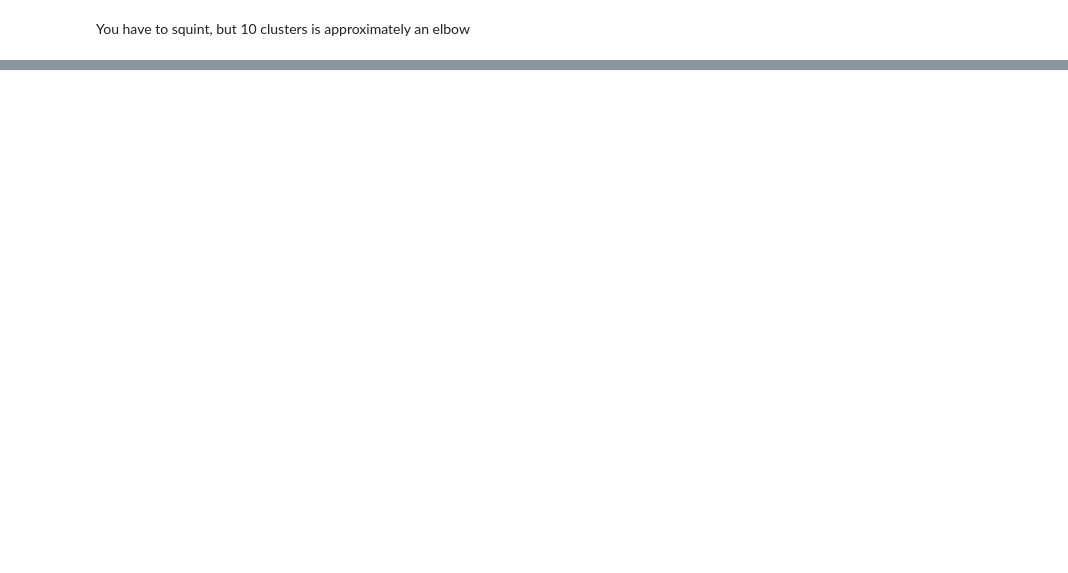
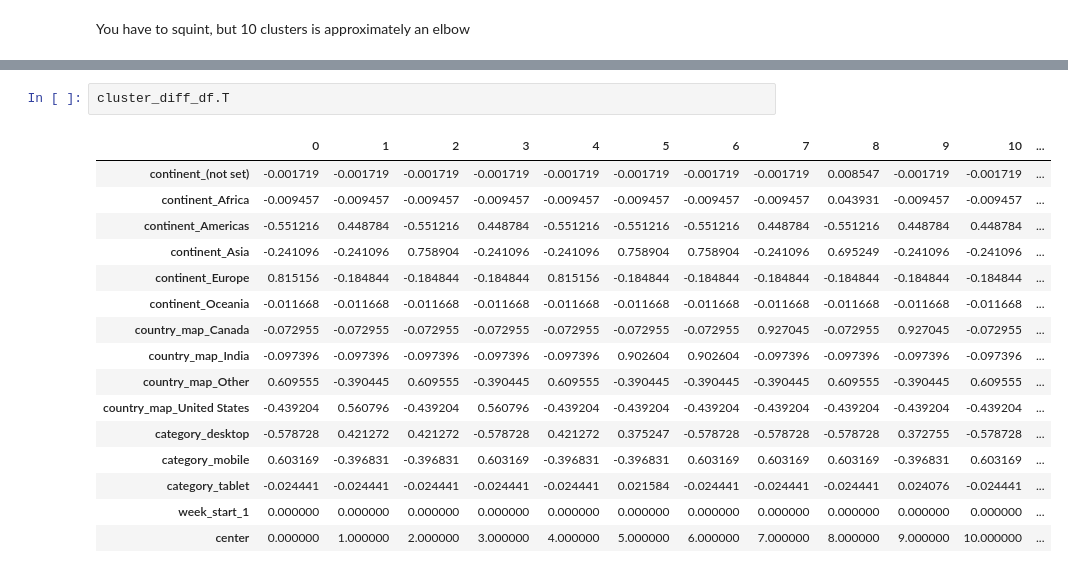
Before and after one commit to SJBales/ecommerce-funnel-analysis, a Jupyter notebook: notebooks/workshop.ipynb, the cells around one changed output, grey strips where cells are left out. Cells and saved outputs as stored; diff of their text form; blank space fills up the shorter version.

```diff
--- a/notebooks/workshop.ipynb
+++ b/notebooks/workshop.ipynb
@@ -274,0 +283,19 @@ explainer_df
+# %%
+cluster_diff_df.T
+# %% [output]
+|  | 0 | 1 | 2 | 3 | 4 | 5 | 6 | 7 | 8 | 9 | 10 | ... |
+| continent_(not set) | -0.001719 | -0.001719 | -0.001719 | -0.001719 | -0.001719 | -0.001719 | -0.001719 | -0.001719 | 0.008547 | -0.001719 | -0.001719 | ... |
+| continent_Africa | -0.009457 | -0.009457 | -0.009457 | -0.009457 | -0.009457 | -0.009457 | -0.009457 | -0.009457 | 0.043931 | -0.009457 | -0.009457 | ... |
+| continent_Americas | -0.551216 | 0.448784 | -0.551216 | 0.448784 | -0.551216 | -0.551216 | -0.551216 | 0.448784 | -0.551216 | 0.448784 | 0.448784 | ... |
+| continent_Asia | -0.241096 | -0.241096 | 0.758904 | -0.241096 | -0.241096 | 0.758904 | 0.758904 | -0.241096 | 0.695249 | -0.241096 | -0.241096 | ... |
+| continent_Europe | 0.815156 | -0.184844 | -0.184844 | -0.184844 | 0.815156 | -0.184844 | -0.184844 | -0.184844 | -0.184844 | -0.184844 | -0.184844 | ... |
+| continent_Oceania | -0.011668 | -0.011668 | -0.011668 | -0.011668 | -0.011668 | -0.011668 | -0.011668 | -0.011668 | -0.011668 | -0.011668 | -0.011668 | ... |
+| country_map_Canada | -0.072955 | -0.072955 | -0.072955 | -0.072955 | -0.072955 | -0.072955 | -0.072955 | 0.927045 | -0.072955 | 0.927045 | -0.072955 | ... |
+| country_map_India | -0.097396 | -0.097396 | -0.097396 | -0.097396 | -0.097396 | 0.902604 | 0.902604 | -0.097396 | -0.097396 | -0.097396 | -0.097396 | ... |
+| country_map_Other | 0.609555 | -0.390445 | 0.609555 | -0.390445 | 0.609555 | -0.390445 | -0.390445 | -0.390445 | 0.609555 | -0.390445 | 0.609555 | ... |
+| country_map_United States | -0.439204 | 0.560796 | -0.439204 | 0.560796 | -0.439204 | -0.439204 | -0.439204 | -0.439204 | -0.439204 | -0.439204 | -0.439204 | ... |
+| category_desktop | -0.578728 | 0.421272 | 0.421272 | -0.578728 | 0.421272 | 0.375247 | -0.578728 | -0.578728 | -0.578728 | 0.372755 | -0.578728 | ... |
+| category_mobile | 0.603169 | -0.396831 | -0.396831 | 0.603169 | -0.396831 | -0.396831 | 0.603169 | 0.603169 | 0.603169 | -0.396831 | 0.603169 | ... |
+| category_tablet | -0.024441 | -0.024441 | -0.024441 | -0.024441 | -0.024441 | 0.021584 | -0.024441 | -0.024441 | -0.024441 | 0.024076 | -0.024441 | ... |
+| week_start_1 | 0.000000 | 0.000000 | 0.000000 | 0.000000 | 0.000000 | 0.000000 | 0.000000 | 0.000000 | 0.000000 | 0.000000 | 0.000000 | ... |
+| center | 0.000000 | 1.000000 | 2.000000 | 3.000000 | 4.000000 | 5.000000 | 6.000000 | 7.000000 | 8.000000 | 9.000000 | 10.000000 | ... |
```
Also changed, not shown: parts of 11 cells of this notebook.
